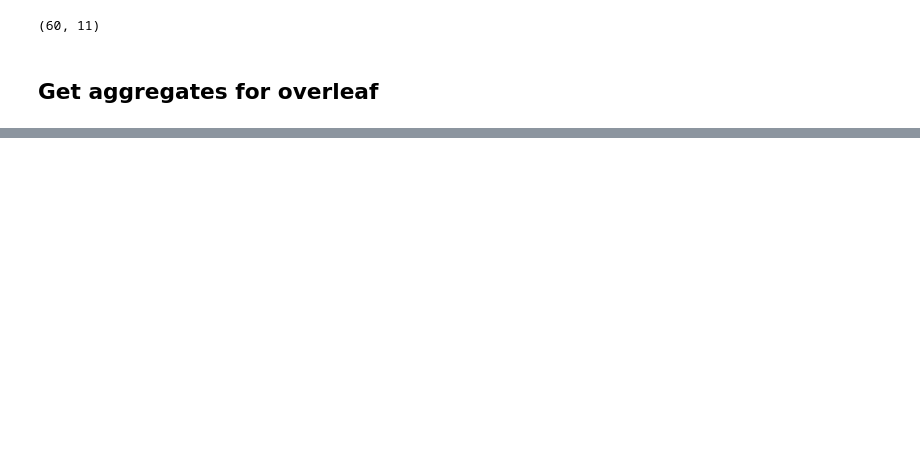
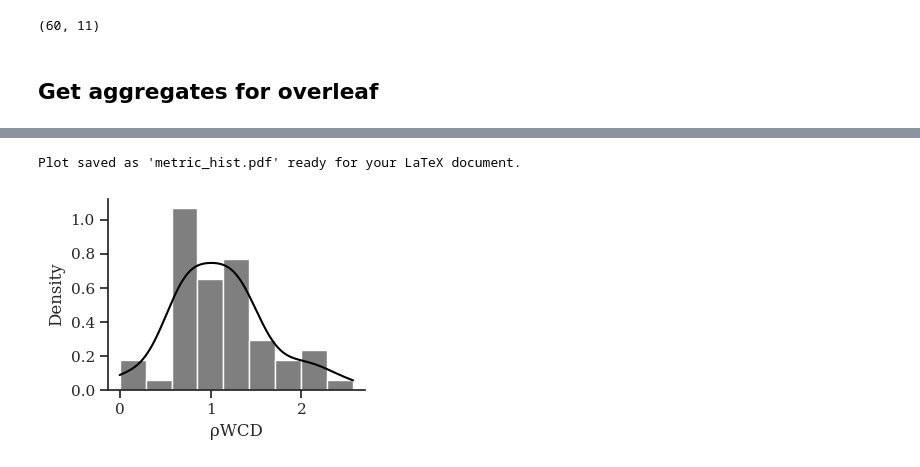
Before and after one commit to OmerBelsky/GRD, a Jupyter notebook: result_tables.ipynb, the cells around one changed output, grey strips where cells are left out. Saved outputs shown, nothing was run; the diff lists cells and outputs as text; code cells hidden in the pictures; blank space fills up the shorter version.

```diff
--- a/result_tables.ipynb
+++ b/result_tables.ipynb
@@ -238,11 +134,17 @@ non_harmful_wcds_df = pd.DataFrame(non_harmful_wcds)
 harmful_pruned_masses_df = pd.DataFrame(harmful_pruned_masses)
 non_harmful_pruned_masses_df = pd.DataFrame(non_harmful_pruned_masses)
 
+harmful_wcds_df["system_prompt"] = safety_harmful_wcds["none"]
+non_harmful_wcds_df["system_prompt"] = safety_non_harmful_wcds["none"]
+harmful_pruned_masses_df["system_prompt"] = safety_harmful_pruned_masses["none"]
+non_harmful_pruned_masses_df["system_prompt"] = safety_non_harmful_pruned_masses["none"]
+
 cols = [
     col
     for col in harmful_wcds_df.columns
     if "30" not in col and "40" not in col and "random" not in col
 ]
+
 harmful_wcds_df = harmful_wcds_df / harmful_wcds_df["none"].values[:, None]
 non_harmful_wcds_df = non_harmful_wcds_df / non_harmful_wcds_df["none"].values[:, None]
 harmful_pruned_masses_df = harmful_pruned_masses_df / harmful_pruned_masses_df["none"].values[:, None]
@@ -554,0 +266,27 @@ display(pruned_mass_results)
+# %%
+# 1. Professional settings (using a standard serif font that mimics LaTeX)
+plt.rcParams.update({
+    "font.family": "serif",
+    "font.size": 10  # Standard point size for document text
+})
+
+# 2. Dimensions based on your Overleaf column width (239.39438pt / 72.27)
+width_in_inches = 3.3125
+fig, ax = plt.subplots(figsize=(width_in_inches, width_in_inches * 0.75))
+
+# 3. Plotting
+# Note: Since usetex is off, use standard text for labels
+sns.histplot(combined_wcds_df['system_prompt'], kde=True, ax=ax, color='black', stat="density")
+
+# 4. Styling
+sns.set_style("ticks")
+sns.despine()
+ax.set_xlabel("ρWCD") # Replace with your actual metric name
+ax.set_ylabel("Density")
+
+# 5. Export as a vector PDF
+plt.savefig("metric_hist.pdf", bbox_inches='tight')
+print("Plot saved as 'metric_hist.pdf' ready for your LaTeX document.")
+# %% [output]
+Plot saved as 'metric_hist.pdf' ready for your LaTeX document.
+[figure, added]
```
Also changed, not shown: parts of 16 cells of this notebook, 11 other files.
